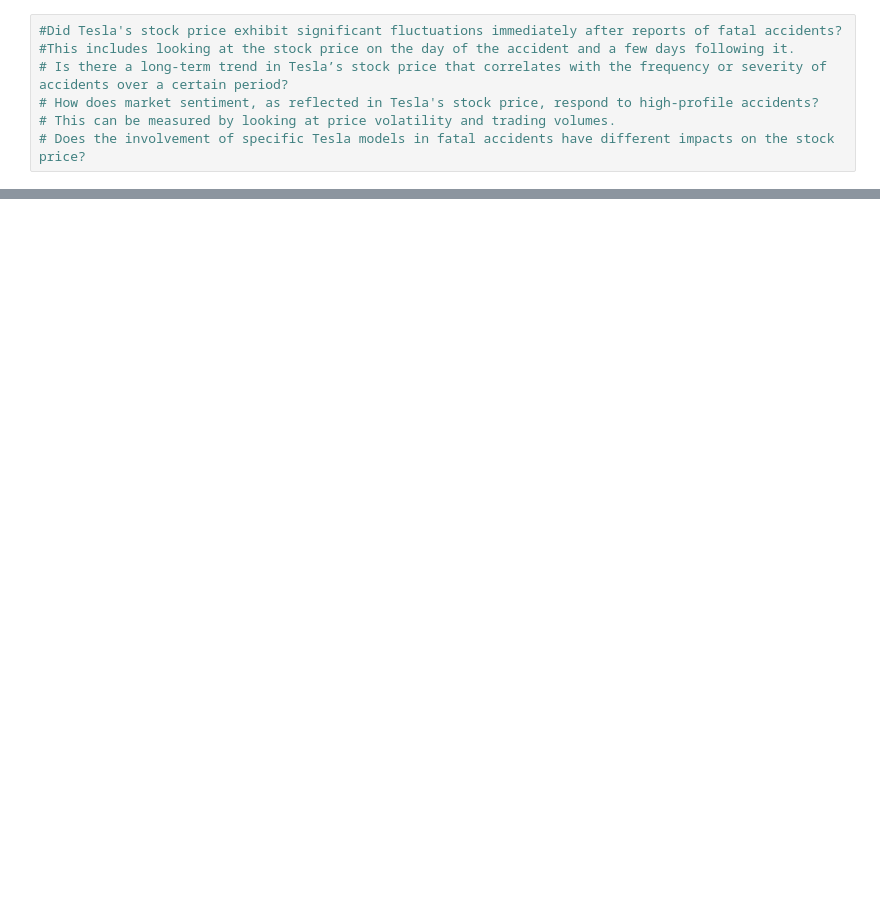
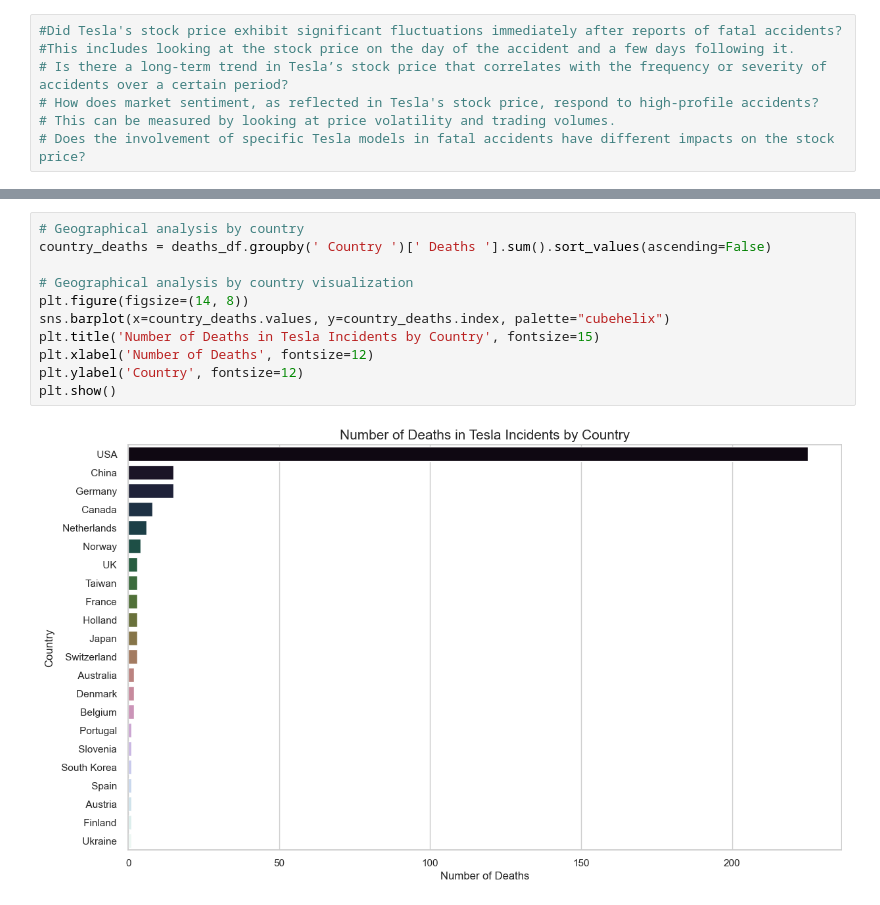
Before and after one commit to zyuexi2/EcommercepRroject, a Jupyter notebook: Semester Project.ipynb, the cells around one changed output, grey strips where cells are left out. Cells and saved outputs as stored; diff of their text form; blank space fills up the shorter version.

```diff
--- a/Semester Project.ipynb
+++ b/Semester Project.ipynb
@@ -135,0 +59,13 @@ plt.show()
+# %%
+# Geographical analysis by country
+country_deaths = deaths_df.groupby(' Country ')[' Deaths '].sum().sort_values(ascending=False)
+
+# Geographical analysis by country visualization
+plt.figure(figsize=(14, 8))
+sns.barplot(x=country_deaths.values, y=country_deaths.index, palette="cubehelix")
+plt.title('Number of Deaths in Tesla Incidents by Country', fontsize=15)
+plt.xlabel('Number of Deaths', fontsize=12)
+plt.ylabel('Country', fontsize=12)
+plt.show()
+# %% [output]
+[figure, added]
```
Also changed, not shown: parts of 13 cells of this notebook, 3 other files.
